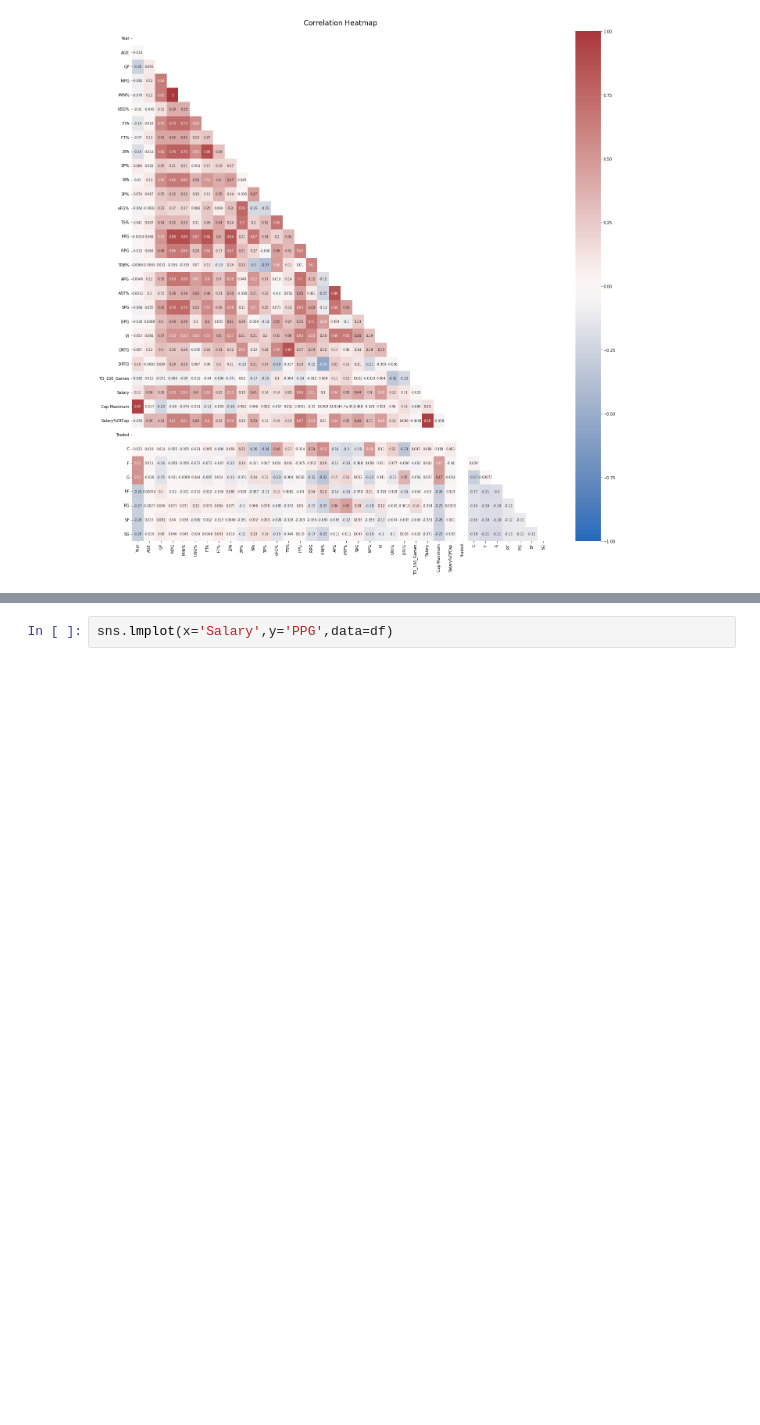
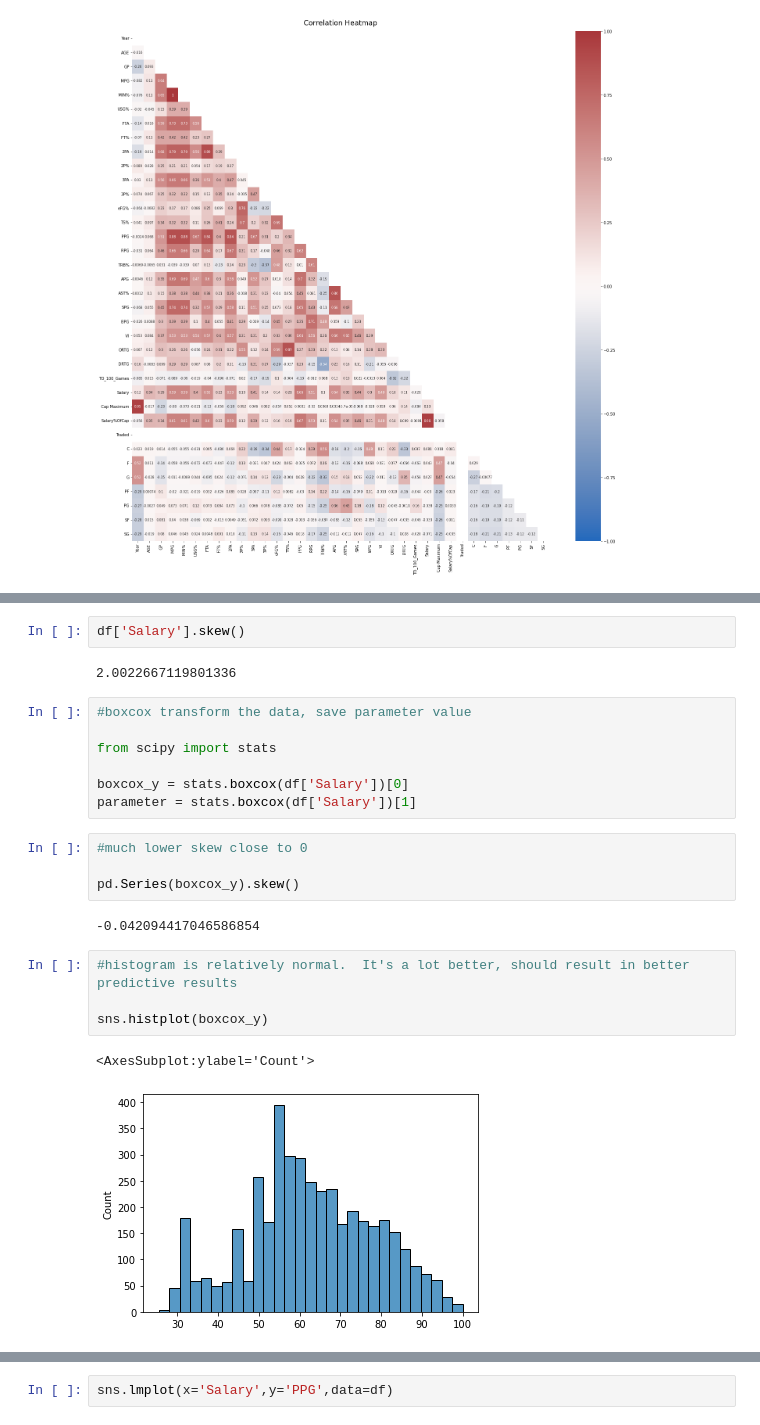
Before and after one commit to davekacz/NBA_Salary_Prediction, a Jupyter notebook: data_explore.ipynb, the cells around one changed output, grey strips where cells are left out. Saved outputs shown, nothing was run; the diff lists cells and outputs as text; blank space fills up the shorter version.

Commit message:
Added Box Cox Transform to Y in data_explore

```diff
--- a/data_explore.ipynb
+++ b/data_explore.ipynb
@@ -27,0 +28,24 @@ AttributeError: 'AxesSubplot' object has no attribute 'show'
+# %%
+df['Salary'].skew()
+# %% [output]
+2.0022667119801336
+# %%
+#boxcox transform the data, save parameter value
+
+from scipy import stats
+
+boxcox_y = stats.boxcox(df['Salary'])[0]
+parameter = stats.boxcox(df['Salary'])[1]
+# %%
+#much lower skew close to 0
+
+pd.Series(boxcox_y).skew()
+# %% [output]
+-0.042094417046586854
+# %%
+#histogram is relatively normal.  It's a lot better, should result in better predictive results
+
+sns.histplot(boxcox_y)
+# %% [output]
+<AxesSubplot:ylabel='Count'>
+[figure, added]
```
Also changed, not shown: parts of 3 cells of this notebook, 1 other file.
